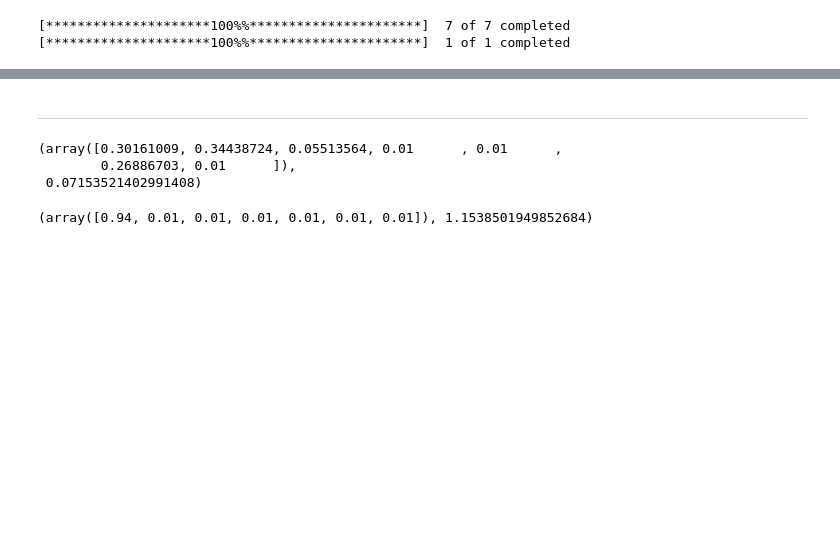
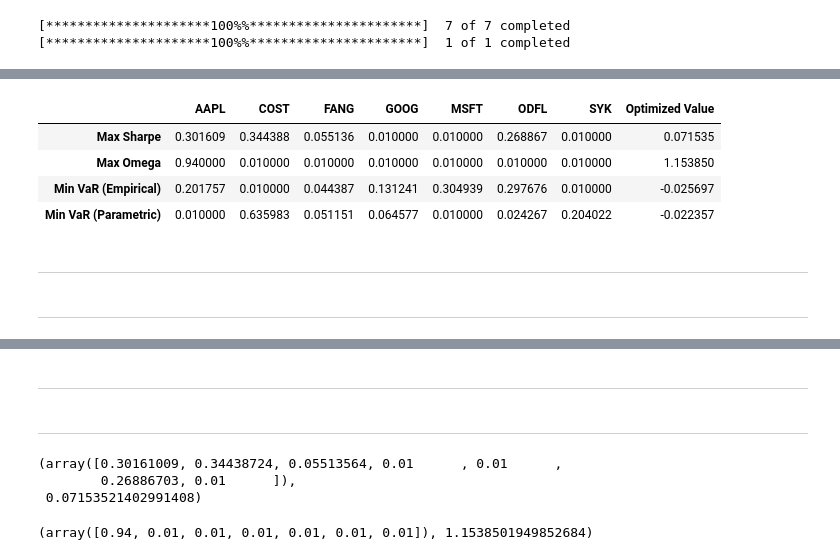
Before and after one commit to Luis1Soto/Asset_Allocation, a Jupyter notebook: asset_allocation.ipynb, the cells around one changed output, grey strips where cells are left out. Cells and saved outputs as stored; diff of their text form; code cells hidden in the pictures; blank space fills up the shorter version.

Commit message:
montecarlo and SLSQP integration

```diff
--- a/asset_allocation.ipynb
+++ b/asset_allocation.ipynb
@@ -23,3 +33,15 @@ asset_prices, benchmark_prices = downloader.download_data(start_date= start_date
+# %%
+Asset_allocator.run_SLSQP_optimizations()
+# %% [output]
+|  | AAPL | COST | FANG | GOOG | MSFT | ODFL | SYK | Optimized Value |
+| Max Sharpe | 0.301609 | 0.344388 | 0.055136 | 0.010000 | 0.010000 | 0.268867 | 0.010000 | 0.071535 |
+| Max Omega | 0.940000 | 0.010000 | 0.010000 | 0.010000 | 0.010000 | 0.010000 | 0.010000 | 1.153850 |
+| Min VaR (Empirical) | 0.201757 | 0.010000 | 0.044387 | 0.131241 | 0.304939 | 0.297676 | 0.010000 | -0.025697 |
+| Min VaR (Parametric) | 0.010000 | 0.635983 | 0.051151 | 0.064577 | 0.010000 | 0.024267 | 0.204022 | -0.022357 |
+# %% [markdown]
+-----
+# %% [markdown]
+-------
 # %%
 Asset_allocator = AssetAllocation(asset_prices = asset_prices,benchmark_prices = benchmark_prices, rf=rf)
 Asset_allocator.run_optimizations()
@@ -35,6 +57,8 @@ Asset_allocator.run_optimizations()
 | Optimization Value | 0.071535 | 1.15385 | -7.611330 | -11.465708 |
 # %% [markdown]
 --------------
+# %% [markdown]
+----------
 # %%
 optimized_weights, sharpe = Asset_allocator.optimize_max_sharpe()
 optimized_weights, sharpe
```
Also changed, not shown: parts of 3 cells of this notebook, 1 other file.
